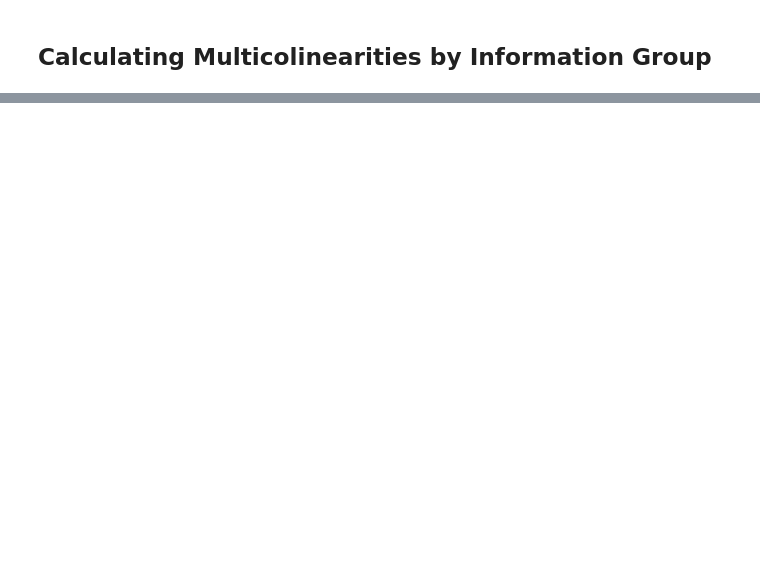
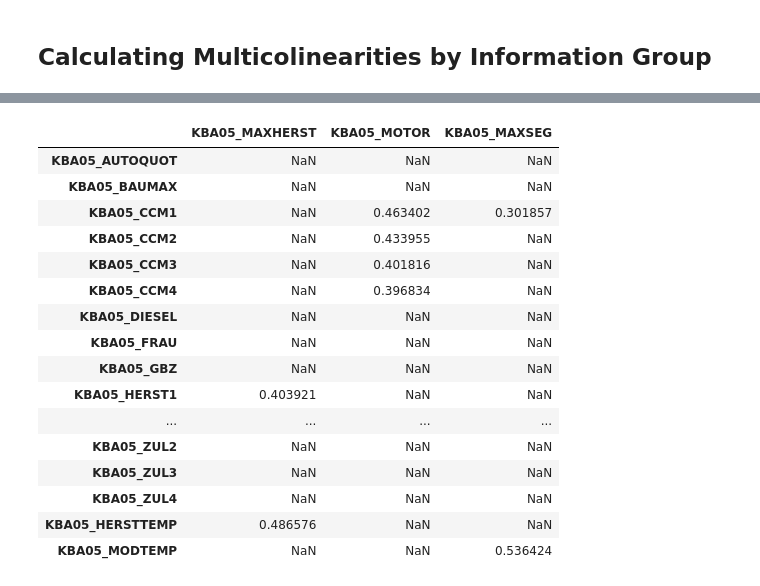
Before and after one commit to bglucca/ArvatoCustomerSegmentation, a Jupyter notebook: 01_eda_segmentation.ipynb, the cells around one changed output, grey strips where cells are left out. Saved outputs shown, nothing was run; the diff lists cells and outputs as text; code cells hidden in the pictures; blank space fills up the shorter version.

```diff
--- a/01_eda_segmentation.ipynb
+++ b/01_eda_segmentation.ipynb
@@ -582,0 +651,21 @@ def calculate_cramers_v(arr1, arr2):
+# %%
+# Looking into some examples
+v_frame[(v_frame >= 0.3) & (v_frame < 1)][['KBA05_MAXHERST','KBA05_MOTOR','KBA05_MAXSEG']]
+# %% [output]
+|  | KBA05_MAXHERST | KBA05_MOTOR | KBA05_MAXSEG |
+| KBA05_AUTOQUOT | NaN | NaN | NaN |
+| KBA05_BAUMAX | NaN | NaN | NaN |
+| KBA05_CCM1 | NaN | 0.463402 | 0.301857 |
+| KBA05_CCM2 | NaN | 0.433955 | NaN |
+| KBA05_CCM3 | NaN | 0.401816 | NaN |
+| KBA05_CCM4 | NaN | 0.396834 | NaN |
+| KBA05_DIESEL | NaN | NaN | NaN |
+| KBA05_FRAU | NaN | NaN | NaN |
+| KBA05_GBZ | NaN | NaN | NaN |
+| KBA05_HERST1 | 0.403921 | NaN | NaN |
+| ... | ... | ... | ... |
+| KBA05_ZUL2 | NaN | NaN | NaN |
+| KBA05_ZUL3 | NaN | NaN | NaN |
+| KBA05_ZUL4 | NaN | NaN | NaN |
+| KBA05_HERSTTEMP | 0.486576 | NaN | NaN |
+| KBA05_MODTEMP | NaN | NaN | 0.536424 |
```
Also changed, not shown: parts of 86 cells of this notebook.
